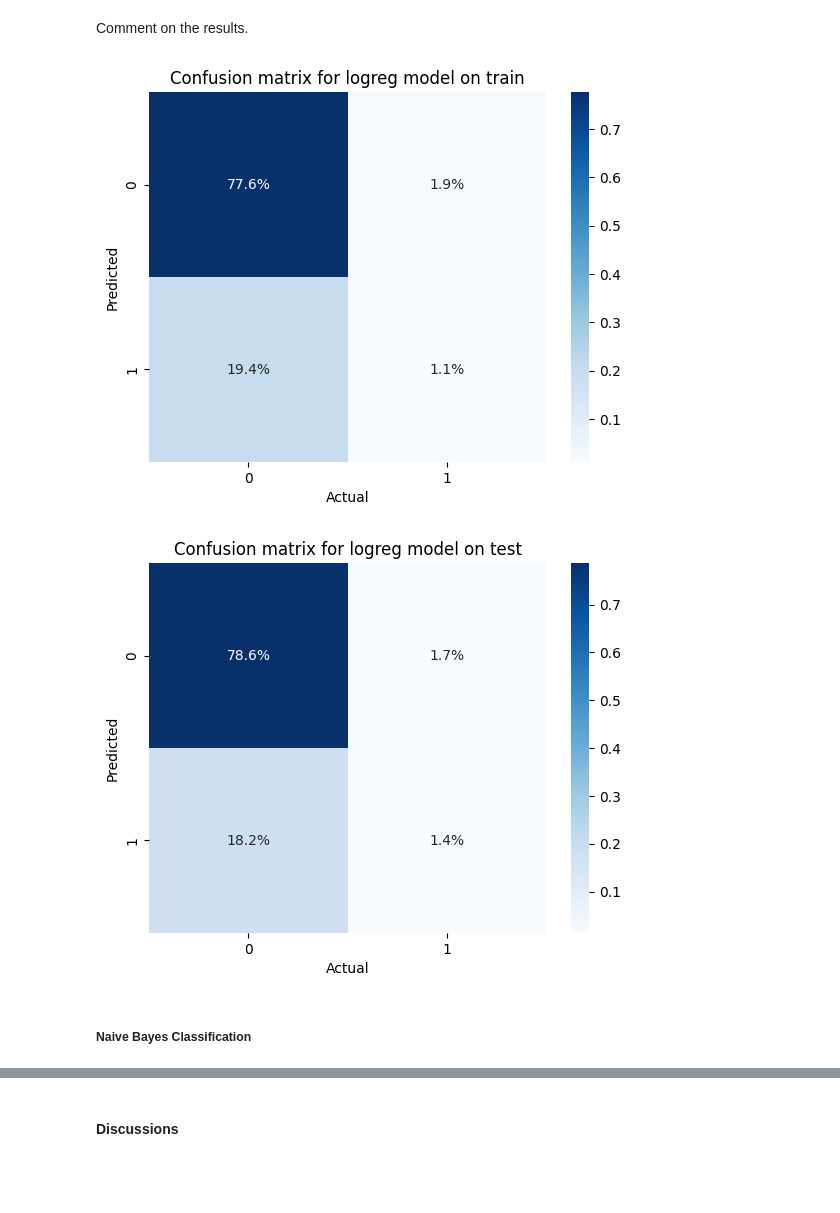
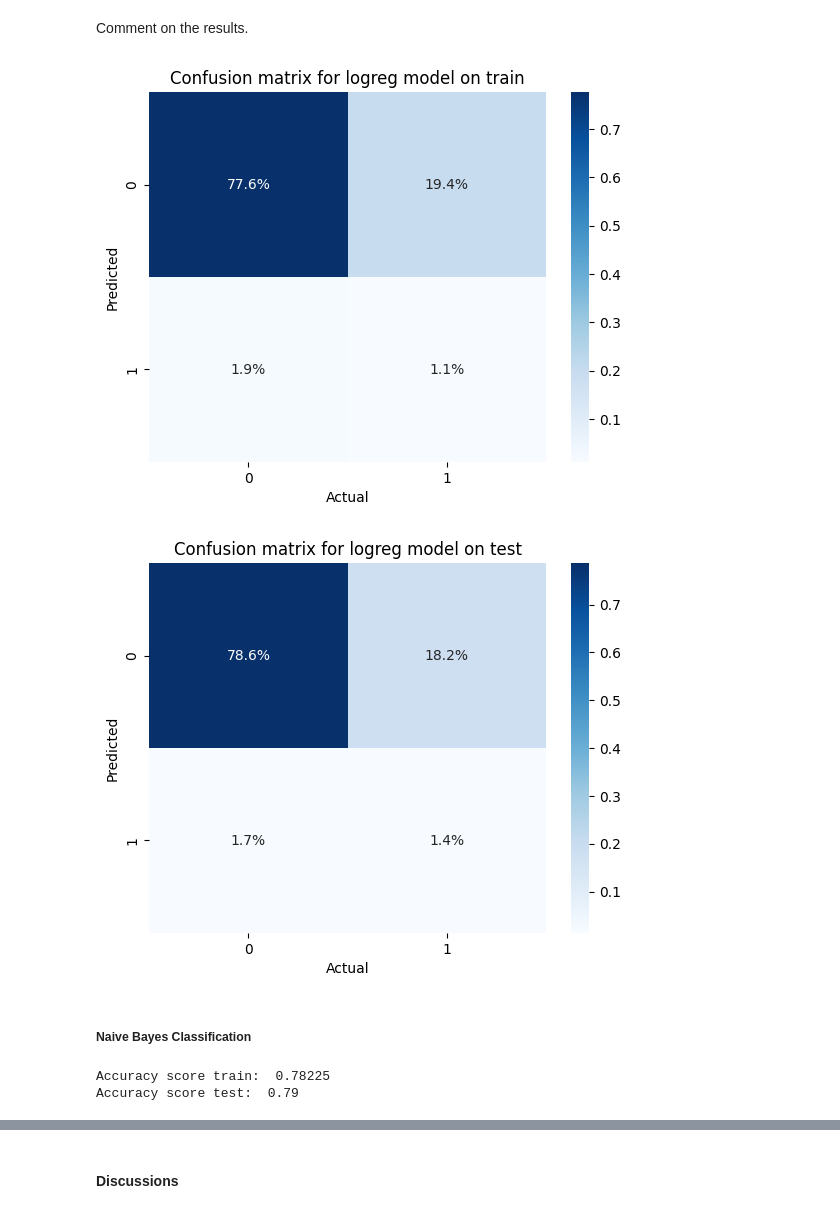
Before and after one commit to sebalexsmith/BBAN3001, a Jupyter notebook: Exam/Mock Exam 1.ipynb, the cells around one changed output, grey strips where cells are left out. Saved outputs shown, nothing was run; the diff lists cells and outputs as text; code cells hidden in the pictures; blank space fills up the shorter version.

```diff
--- a/Exam/Mock Exam 1.ipynb
+++ b/Exam/Mock Exam 1.ipynb
@@ -145,22 +145,22 @@ Accuracy score test:  0.8005
 # %% [markdown]
 Comment on the results.
 # %%
-cm_mat = confusion_matrix(y_train, log_pred_train)
+cm_mat = confusion_matrix(log_pred_train, y_train)
 heatmap(cm_mat/np.sum(cm_mat), annot=True, fmt='.1%', cmap='Blues')
 plt.title('Confusion matrix for logreg model on train')
 plt.xlabel('Actual')
 plt.ylabel('Predicted')
 plt.show()
 # %% [output]
-[figure, old version]
+[figure, new version]
 # %%
-cm_mat = confusion_matrix(y_test, log_pred_test)
+cm_mat = confusion_matrix(log_pred_test, y_test)
 heatmap(cm_mat/np.sum(cm_mat), annot=True, fmt='.1%', cmap='Blues')
 plt.title('Confusion matrix for logreg model on test')
 plt.xlabel('Actual')
 plt.ylabel('Predicted')
 plt.show()
 # %% [output]
-[figure, old version]
+[figure, new version]
 # %% [markdown]
 ##### Naive Bayes Classification
@@ -166,0 +172,6 @@ plt.show()
+# %%
+print('Accuracy score train: ', accuracy_score(nb_pred_train, y_train))
+print('Accuracy score test: ', accuracy_score(nb_pred_test, y_test))
+# %% [output]
+Accuracy score train:  0.78225
+Accuracy score test:  0.79
```
Also changed, not shown: parts of 27 cells of this notebook.
